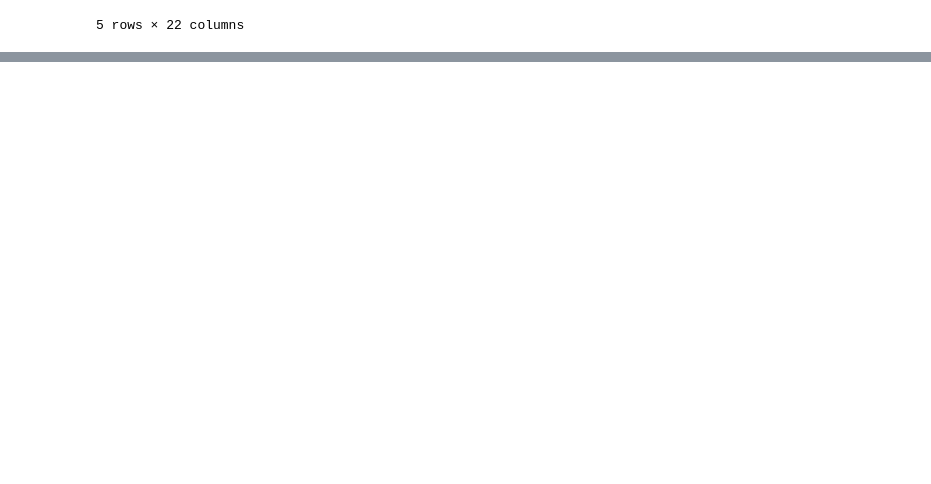
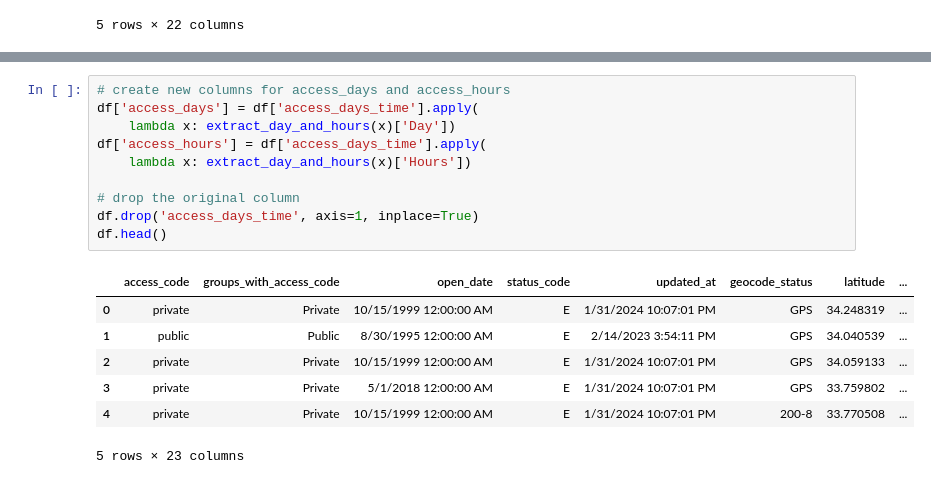
Before and after one commit to Damarispaul/Ev_Stations, a Jupyter notebook: kezia.ipynb, the cells around one changed output, grey strips where cells are left out. Saved outputs shown, nothing was run; the diff lists cells and outputs as text; blank space fills up the shorter version.

```diff
--- a/kezia.ipynb
+++ b/kezia.ipynb
@@ -360,0 +592,18 @@ df.head()
+# %%
+# create new columns for access_days and access_hours
+df['access_days'] = df['access_days_time'].apply(
+    lambda x: extract_day_and_hours(x)['Day'])
+df['access_hours'] = df['access_days_time'].apply(
+    lambda x: extract_day_and_hours(x)['Hours'])
+
+# drop the original column
+df.drop('access_days_time', axis=1, inplace=True)
+df.head()
+# %% [output]
+|  | access_code | groups_with_access_code | open_date | status_code | updated_at | geocode_status | latitude | ... |
+| 0 | private | Private | 10/15/1999 12:00:00 AM | E | 1/31/2024 10:07:01 PM | GPS | 34.248319 | ... |
+| 1 | public | Public | 8/30/1995 12:00:00 AM | E | 2/14/2023 3:54:11 PM | GPS | 34.040539 | ... |
+| 2 | private | Private | 10/15/1999 12:00:00 AM | E | 1/31/2024 10:07:01 PM | GPS | 34.059133 | ... |
+| 3 | private | Private | 5/1/2018 12:00:00 AM | E | 1/31/2024 10:07:01 PM | GPS | 33.759802 | ... |
+| 4 | private | Private | 10/15/1999 12:00:00 AM | E | 1/31/2024 10:07:01 PM | 200-8 | 33.770508 | ... |
+5 rows × 23 columns
```
Also changed, not shown: parts of 31 cells of this notebook, 2 other files.
